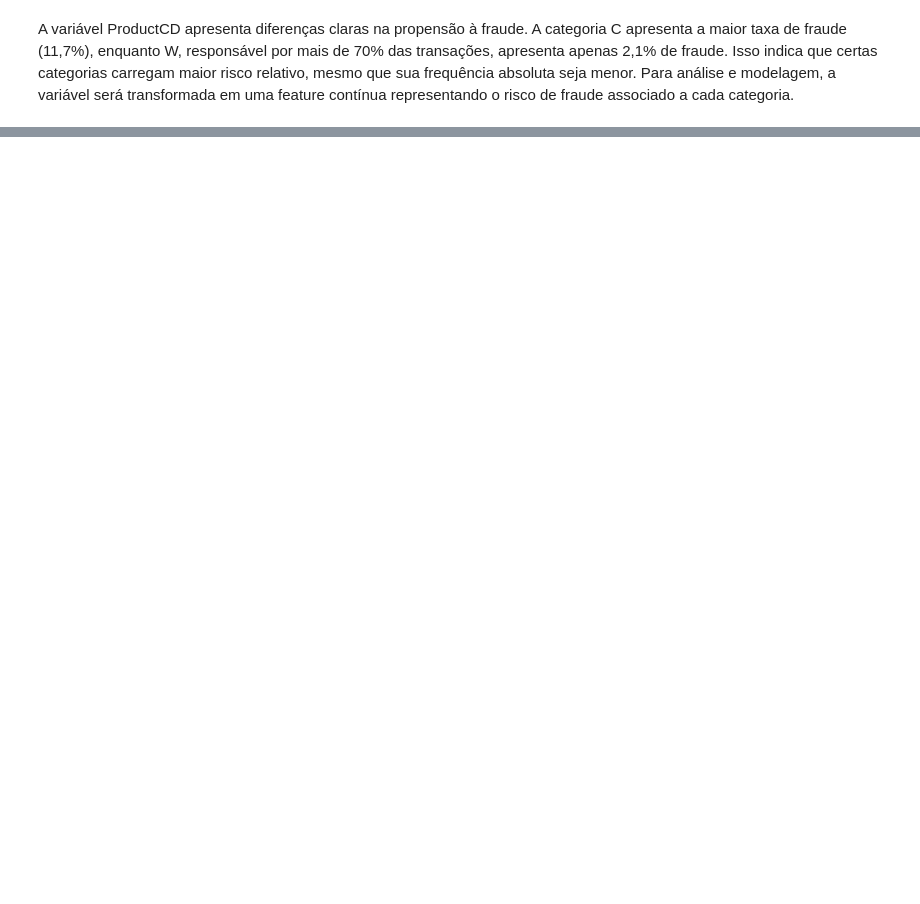
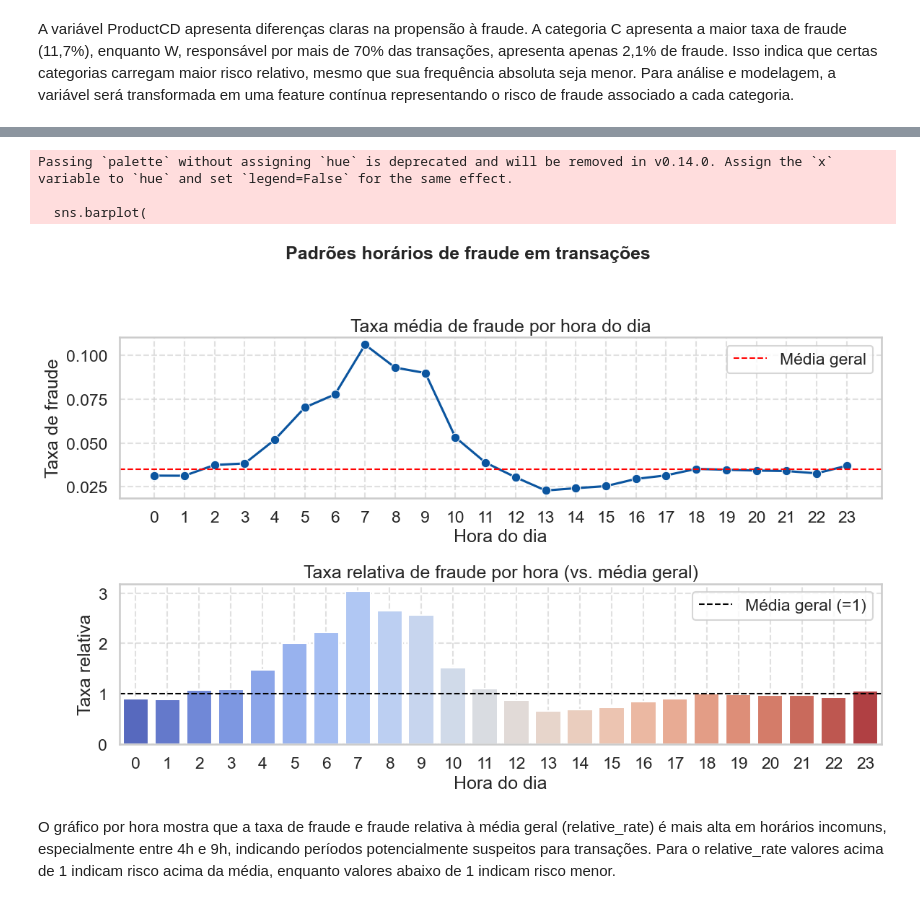
Before and after one commit to MatSchualtz/Anomaly_Detection_4BankFraud, a Jupyter notebook: notebooks/02_preprocessing.ipynb, the cells around one changed output, grey strips where cells are left out. Drawn from its saved outputs; the diff is of its cells as text; code cells hidden in the pictures; blank space fills up the shorter version.

```diff
--- a/notebooks/02_preprocessing.ipynb
+++ b/notebooks/02_preprocessing.ipynb
@@ -208,0 +590,71 @@ pd.crosstab(df_cat_analysis['card6'],df_cat_analysis['isFraud'], normalize='inde
+# %%
+df_final['TransactionDT2'] = pd.to_timedelta(df_final['TransactionDT'], unit='s')
+
+date_components = df_final['TransactionDT2'].dt.components.iloc[:,:4]
+
+date_components['hour_fractional'] = (
+    date_components['hours'] +
+    date_components['minutes'] / 60 +
+    date_components['seconds'] / 3600
+)
+
+df_final = df_final.assign(day = date_components['days'],
+                hour = date_components['hours'],
+                minute = date_components['minutes'],
+                second = date_components['seconds'],
+                hour_fractional = date_components['hour_fractional']
+                )
+# %%
+hourly_fraud = (
+    df_final.groupby('hour')['isFraud']
+    .agg(fraud_rate='mean', count='size')
+    .reset_index()
+)
+
+overall_rate = df_final['isFraud'].mean()
+hourly_fraud['relative_rate'] = hourly_fraud['fraud_rate'] / overall_rate
+
+
+sns.set(style="whitegrid", palette="Blues_r", context="talk")
+
+fig, axes = plt.subplots(2, 1, figsize=(12, 8))
+
+sns.lineplot(
+    data=hourly_fraud,
+    x='hour',
+    y='fraud_rate',
+    marker='o',
+    ax=axes[0]
+)
+axes[0].axhline(overall_rate, color='red', linestyle='--', linewidth=1.5, label='Média geral')
+axes[0].set_title('Taxa média de fraude por hora do dia')
+axes[0].set_xlabel('Hora do dia')
+axes[0].set_ylabel('Taxa de fraude')
+axes[0].set_xticks(range(24))
+axes[0].legend()
+axes[0].grid(True, linestyle='--', alpha=0.6)
+
+sns.barplot(
+    data=hourly_fraud,
+    x='hour',
+    y='relative_rate',
+    ax=axes[1],
+    palette="coolwarm"
+)
+axes[1].axhline(1, color='black', linestyle='--', linewidth=1.5, label='Média geral (=1)')
+axes[1].set_title('Taxa relativa de fraude por hora (vs. média geral)')
+axes[1].set_xlabel('Hora do dia')
+axes[1].set_ylabel('Taxa relativa')
+axes[1].legend()
+axes[1].grid(True, linestyle='--', alpha=0.6)
+
+plt.suptitle('Padrões horários de fraude em transações', fontsize=18, fontweight='bold')
+plt.tight_layout(rect=[0, 0, 1, 0.95])
+plt.show()
+# %% [output]
+Passing `palette` without assigning `hue` is deprecated and will be removed in v0.14.0. Assign the `x` variable to `hue` and set `legend=False` for the same effect.
+
+  sns.barplot(
+[figure, added]
+# %% [markdown]
+O gráfico por hora mostra que a taxa de fraude e fraude relativa à média geral (relative_rate) é mais alta em horários incomuns, especialmente entre 4h e 9h, indicando períodos potencialmente suspeitos para transações. Para o relative_rate valores acima de 1 indicam risco acima da média, enquanto valores abaixo de 1 indicam risco menor.
```
Also changed, not shown: parts of 65 cells of this notebook, 3 other files.
